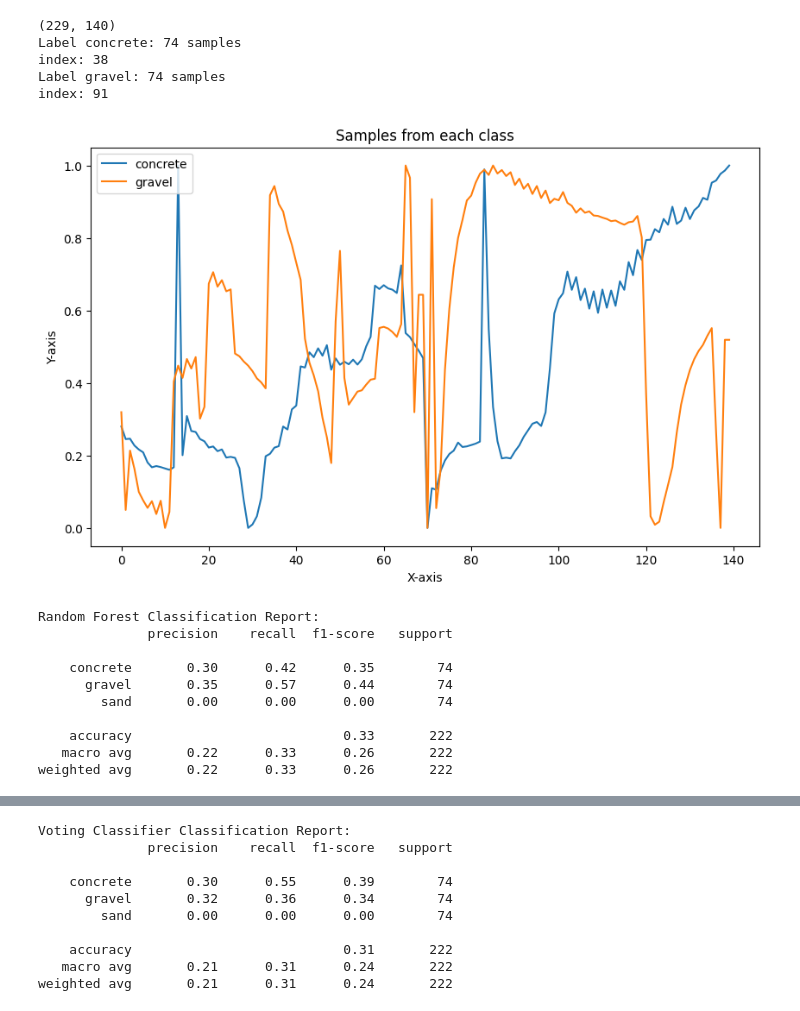
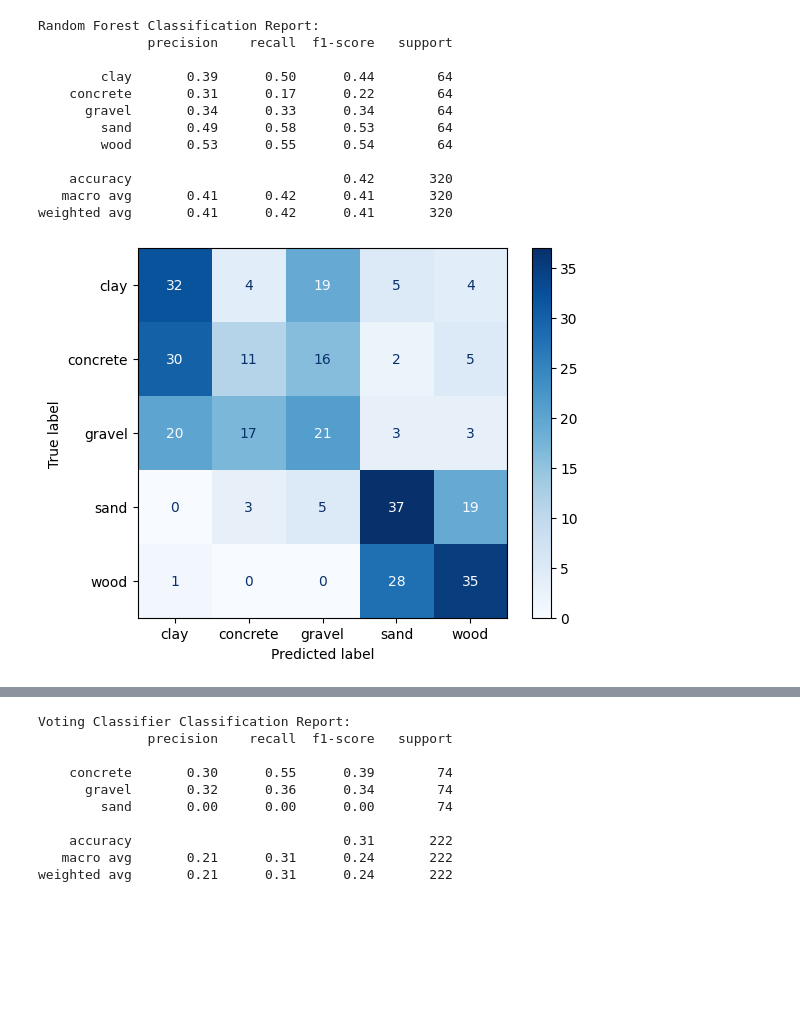
Before and after one commit to brolinA/terrain_property_prediction, a Jupyter notebook: src/training_workbook.ipynb, the cells around one changed output, grey strips where cells are left out. Cells and saved outputs as stored; diff of their text form; code cells hidden in the pictures; blank space fills up the shorter version.

```diff
--- a/src/training_workbook.ipynb
+++ b/src/training_workbook.ipynb
@@ -196,69 +220,66 @@ weighted avg       0.59      0.59      0.59       222
 # %%
-#plot samples from each class
-import matplotlib.pyplot as plt
+# #plot samples from each class
+# import matplotlib.pyplot as plt
 
-step_dict = np.array(test_classifier.original_data)
-print(step_dict.shape)
-# print(step_dict.keys())
-plt.figure(figsize=(10, 6))
-for i, label in enumerate(np.unique(test_classifier.labels)):
-    if label == 'sand':
-        continue
-    indices = np.where(test_classifier.labels == label)[0]
-    print(f"Label {label}: {len(indices)} samples")
-    if len(indices) > 0:
-        # Select a random sample from the indices
-        index = np.random.choice(indices)
-        print(f"index: {index}")
-        # Plot the sample
-        # plt.plot(step_dict[index][:, 0], step_dict[index][:, 1], label=label)
-        plt.plot(step_dict[index], label=label)
-plt.title("Samples from each class")
-plt.xlabel("X-axis")
-plt.ylabel("Y-axis")
-plt.legend()
-plt.show()
+# step_dict = np.array(test_classifier.original_data)
+# print(step_dict.shape)
+# # print(step_dict.keys())
+# plt.figure(figsize=(10, 6))
+# for i, label in enumerate(np.unique(test_classifier.labels)):
+#     # if label == 'sand':
+#     #     continue
+#     indices = np.where(test_classifier.labels == label)[0]
+#     print(f"Label {label}: {len(indices)} samples")
+#     if len(indices) > 0:
+#         # Select a random sample from the indices
+#         index = np.random.choice(indices)
+#         print(f"index: {index}")
+#         # Plot the sample
+#         # plt.plot(step_dict[index][:, 0], step_dict[index][:, 1], label=label)
+#         plt.plot(step_dict[index], label=label)
+# plt.title("Samples from each class")
+# plt.xlabel("X-axis")
+# plt.ylabel("Y-axis")
+# plt.legend()
+# plt.show()
-# %% [output]
-(229, 140)
-Label concrete: 74 samples
-index: 38
-Label gravel: 74 samples
-index: 91
-[figure, removed]
 # %%
 from sklearn.ensemble import RandomForestClassifier
 from sklearn.model_selection import GridSearchCV
 
 # Best Parameters: {'max_depth': None, 'max_features': 'log2', 'min_samples_leaf': 1, 'min_samples_split': 2, 'n_estimators': 200}
-rf = RandomForestClassifier(n_estimators=200, max_depth=None, max_features='log2',
+rf = RandomForestClassifier(n_estimators=150, max_depth=None, max_features='log2',
                             min_samples_split=2, random_state=42)
 rf.fit(svm_classifier.feature_matrix, svm_classifier.labels)
-predictions_rf = rf.predict(test_classifier.feature_matrix)
+predictions_rf = rf.predict(validation_classifier.feature_matrix)
 
 # param_grid = {
 #     'n_estimators': [100, 200, 500],
 #     'max_depth': [10, 20, None],
 #     'min_samples_split': [2, 5, 10],
 #     'min_samples_leaf': [1, 2, 4],
 #     'max_features': ['sqrt', 'log2']
 # }
 
 # rf = RandomForestClassifier(random_state=42)
-# grid_search = GridSearchCV(estimator=rf, param_grid=param_grid, cv=3, scoring='f1_weighted', verbose=2, n_jobs=-1)
+# grid_search = GridSearchCV(estimator=rf, param_grid=param_grid, cv=10, scoring='f1_weighted', verbose=2, n_jobs=-1)
 # grid_search.fit(svm_classifier.feature_matrix, svm_classifier.labels)
 # print("Best Parameters:", grid_search.best_params_)
-# predictions_rf = grid_search.predict(test_classifier.feature_matrix)
+# predictions_rf = grid_search.predict(validation_classifier.feature_matrix)
 
 print("Random Forest Classification Report:")
-print(classification_report(test_classifier.labels, predictions_rf))
+print(classification_report(validation_classifier.labels, predictions_rf))
+cm_rf = ConfusionMatrixDisplay.from_predictions(validation_classifier.labels, predictions_rf, display_labels=svm_classifier.latest_model.classes_, cmap='Blues')
 # %% [output]
 Random Forest Classification Report:
               precision    recall  f1-score   support
 
-    concrete       0.30      0.42      0.35        74
-      gravel       0.35      0.57      0.44        74
-        sand       0.00      0.00      0.00        74
+        clay       0.39      0.50      0.44        64
+    concrete       0.31      0.17      0.22        64
+      gravel       0.34      0.33      0.34        64
+        sand       0.49      0.58      0.53        64
+        wood       0.53      0.55      0.54        64
 
-    accuracy                           0.33       222
-   macro avg       0.22      0.33      0.26       222
-weighted avg       0.22      0.33      0.26       222
+    accuracy                           0.42       320
+   macro avg       0.41      0.42      0.41       320
+weighted avg       0.41      0.42      0.41       320
+[figure, added]
```
Also changed, not shown: parts of 6 cells of this notebook.
